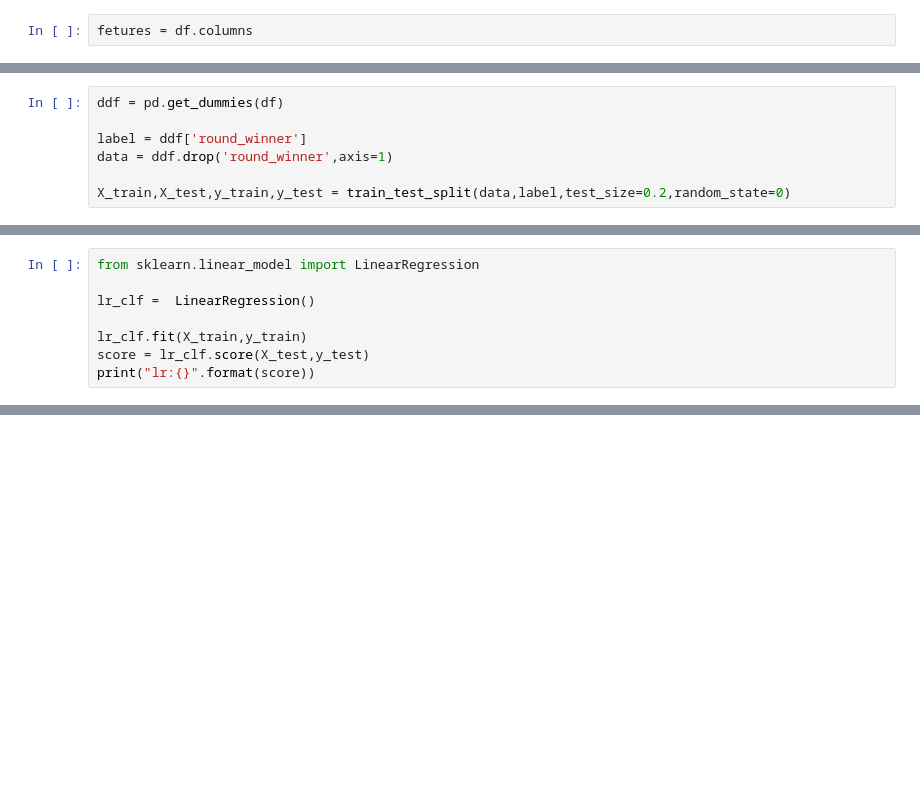
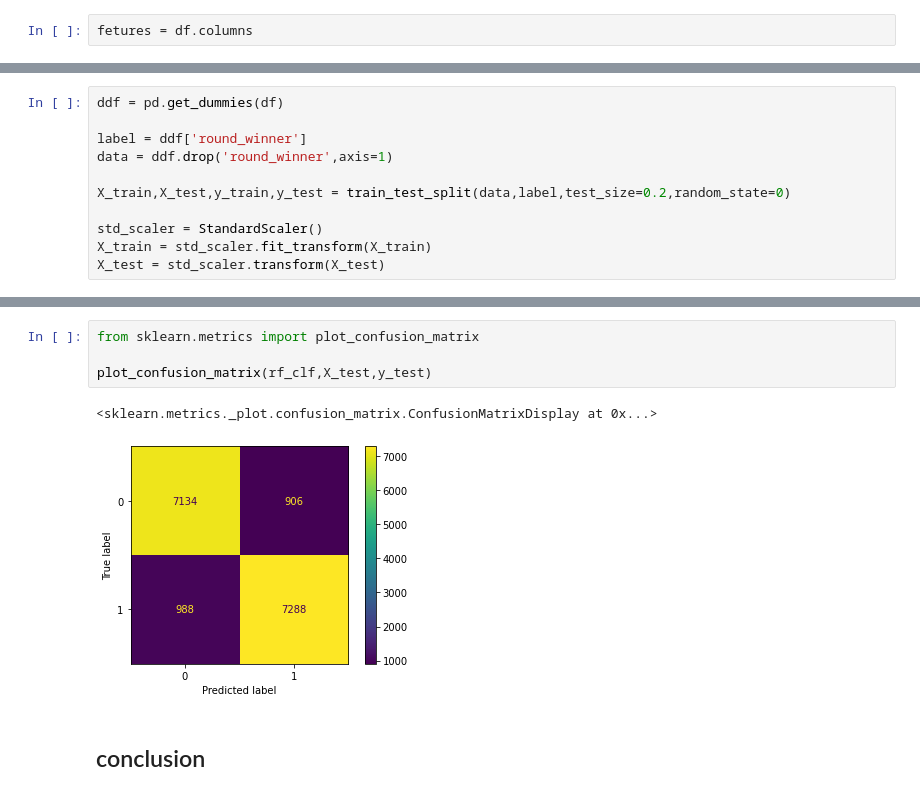
Before and after one commit to Daniel-Ros/DataScienceIFinalWork, a Jupyter notebook: classification.ipynb, the cells around one changed output, grey strips where cells are left out. Saved outputs shown, nothing was run; the diff lists cells and outputs as text; blank space fills up the shorter version.

```diff
--- a/classification.ipynb
+++ b/classification.ipynb
@@ -145,6 +179,10 @@ label = ddf['round_winner']
 data = ddf.drop('round_winner',axis=1)
 
 X_train,X_test,y_train,y_test = train_test_split(data,label,test_size=0.2,random_state=0)
+
+std_scaler = StandardScaler()
+X_train = std_scaler.fit_transform(X_train)
+X_test = std_scaler.transform(X_test)
 # %%
 from sklearn.dummy import DummyClassifier
 
@@ -177,8 +212,0 @@ lr:0.3405068344867651
-# %%
-from sklearn.linear_model import LinearRegression
-
-lr_clf =  LinearRegression()
-
-lr_clf.fit(X_train,y_train)
-score = lr_clf.score(X_test,y_test)
-print("lr:{}".format(score))
@@ -196,0 +223,9 @@ random forest :0.8803610816109795
+# %%
+from sklearn.metrics import plot_confusion_matrix
+
+plot_confusion_matrix(rf_clf,X_test,y_test)
+# %% [output]
+<sklearn.metrics._plot.confusion_matrix.ConfusionMatrixDisplay at 0x...>
+[figure, added]
+# %% [markdown]
+## conclusion
```
Also changed, not shown: parts of 18 cells of this notebook.
